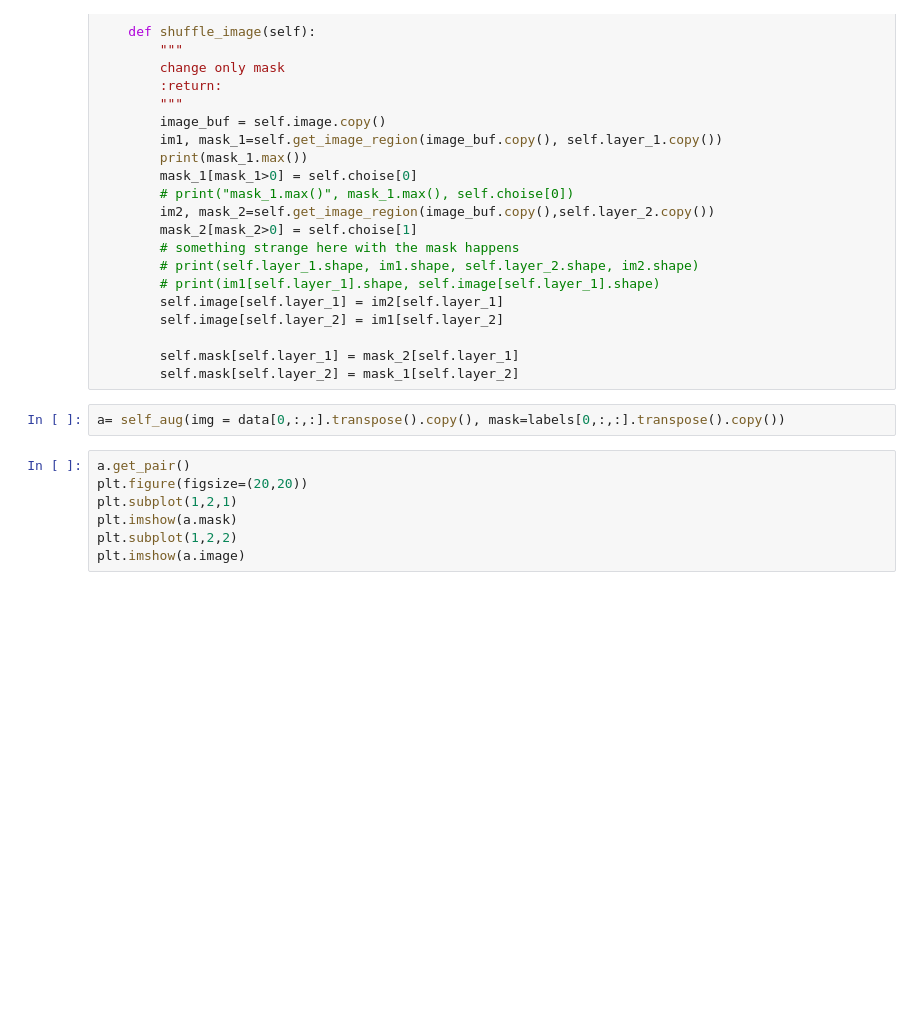
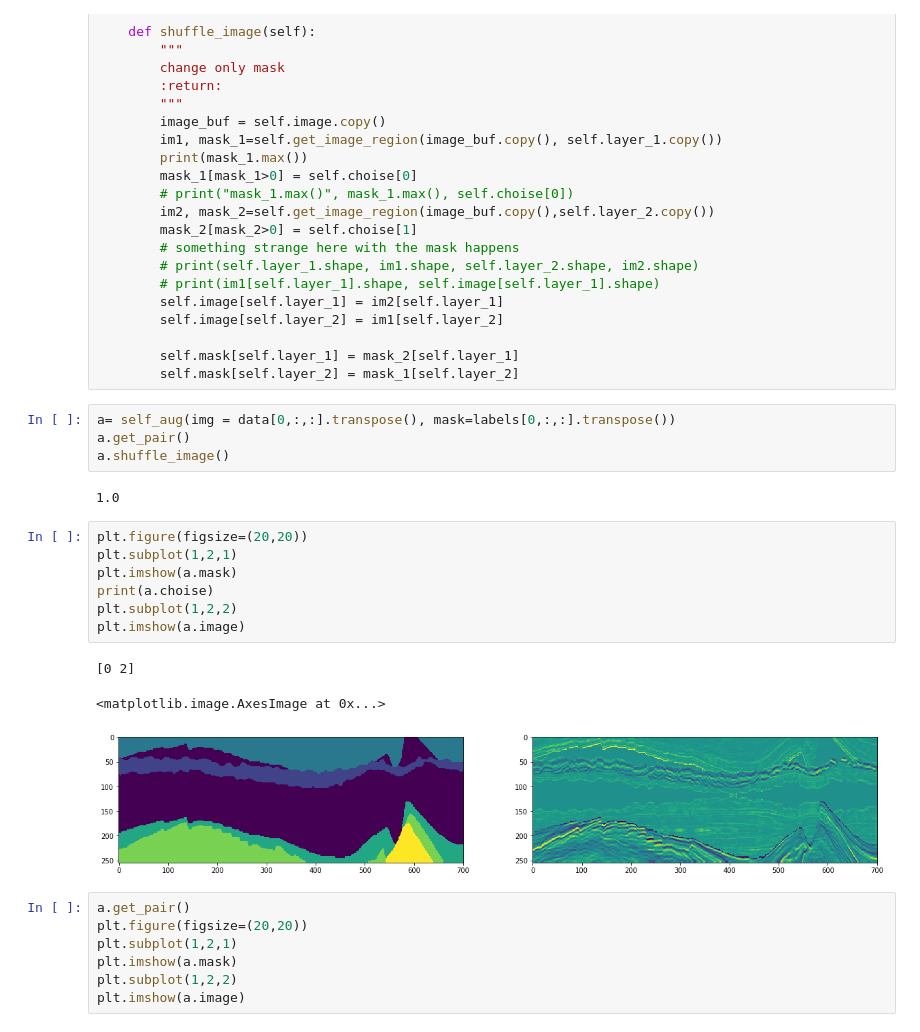
Before and after one commit to nvvaulin/LithONet, a Jupyter notebook: pytorch_segmentation/Self_aug_development.ipynb, the cells around one changed output. Saved outputs shown, nothing was run; the diff lists cells and outputs as text; blank space fills up the shorter version.

```diff
--- a/pytorch_segmentation/Self_aug_development.ipynb
+++ b/pytorch_segmentation/Self_aug_development.ipynb
@@ -107,7 +107,22 @@ class self_aug:
         self.mask[self.layer_1] = mask_2[self.layer_1]
         self.mask[self.layer_2] = mask_1[self.layer_2]
 # %%
-a= self_aug(img = data[0,:,:].transpose().copy(), mask=labels[0,:,:].transpose().copy())
+a= self_aug(img = data[0,:,:].transpose(), mask=labels[0,:,:].transpose())
+a.get_pair()
+a.shuffle_image()
+# %% [output]
+1.0
+# %%
+plt.figure(figsize=(20,20))
+plt.subplot(1,2,1)
+plt.imshow(a.mask)
+print(a.choise)
+plt.subplot(1,2,2)
+plt.imshow(a.image)
+# %% [output]
+[0 2]
+<matplotlib.image.AxesImage at 0x...>
+[figure, added]
 # %%
 a.get_pair()
 plt.figure(figsize=(20,20))
```
Also changed, not shown: parts of 2 cells of this notebook, 2 other files.
